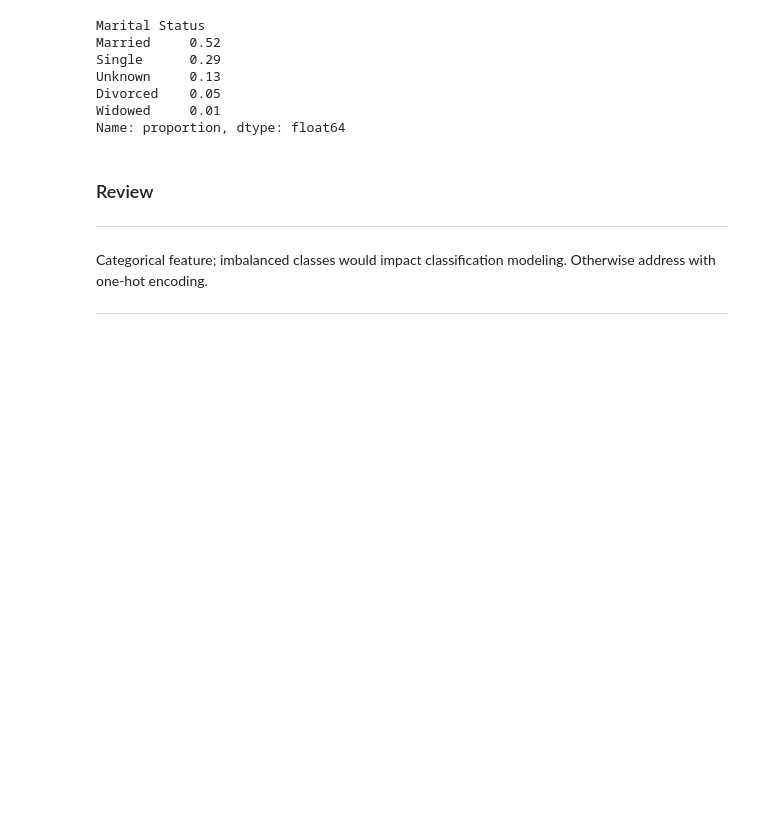
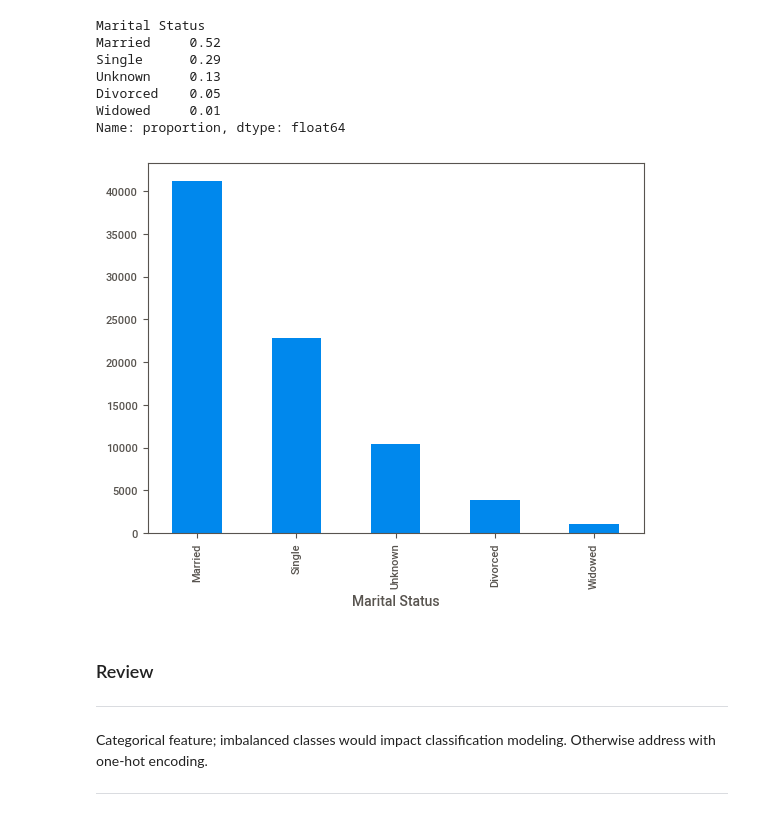
Before and after one commit to BenJMcCarty/Medical_Malpractice_Dataset, a Jupyter notebook: notebooks/EDA.ipynb, the cells around one changed output. Cells and saved outputs as stored; diff of their text form; code cells hidden in the pictures; blank space fills up the shorter version.

```diff
--- a/notebooks/EDA.ipynb
+++ b/notebooks/EDA.ipynb
@@ -288,6 +276,10 @@ Unknown     0.13
 Divorced    0.05
 Widowed     0.01
 Name: proportion, dtype: float64
+# %%
+df['Marital Status'].value_counts().plot(kind = 'bar');
+# %% [output]
+[figure, added]
 # %% [markdown]
 ### Review
 
```
Also changed, not shown: parts of 9 cells of this notebook, 1 other file.
